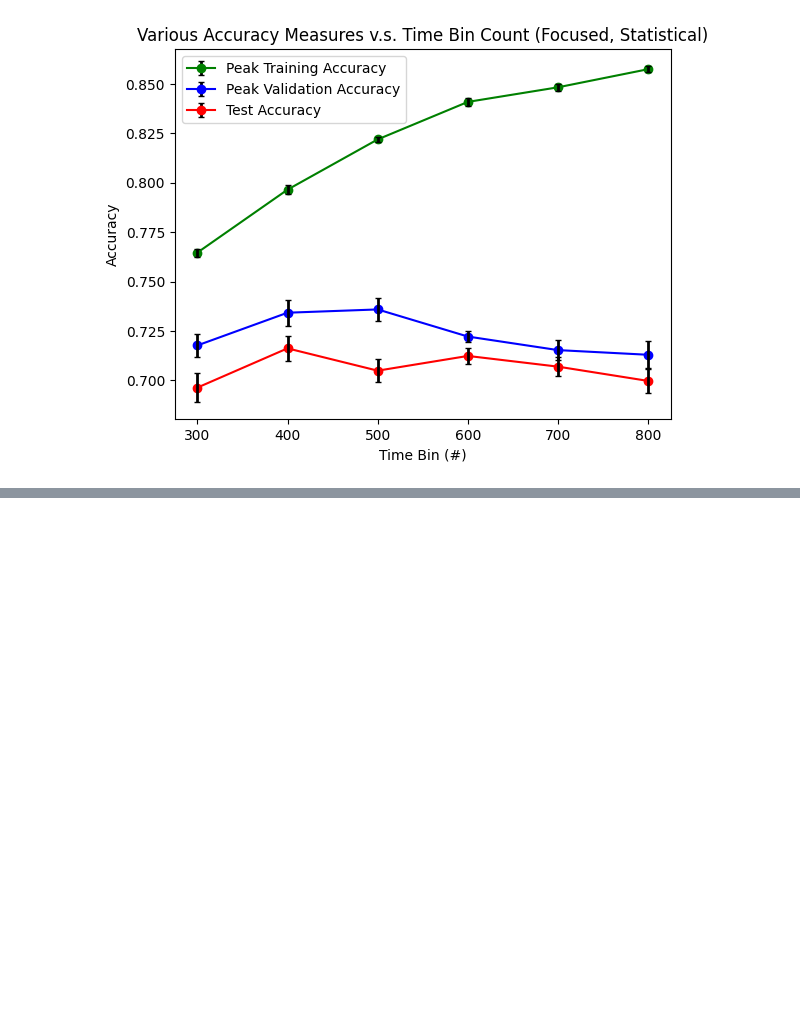
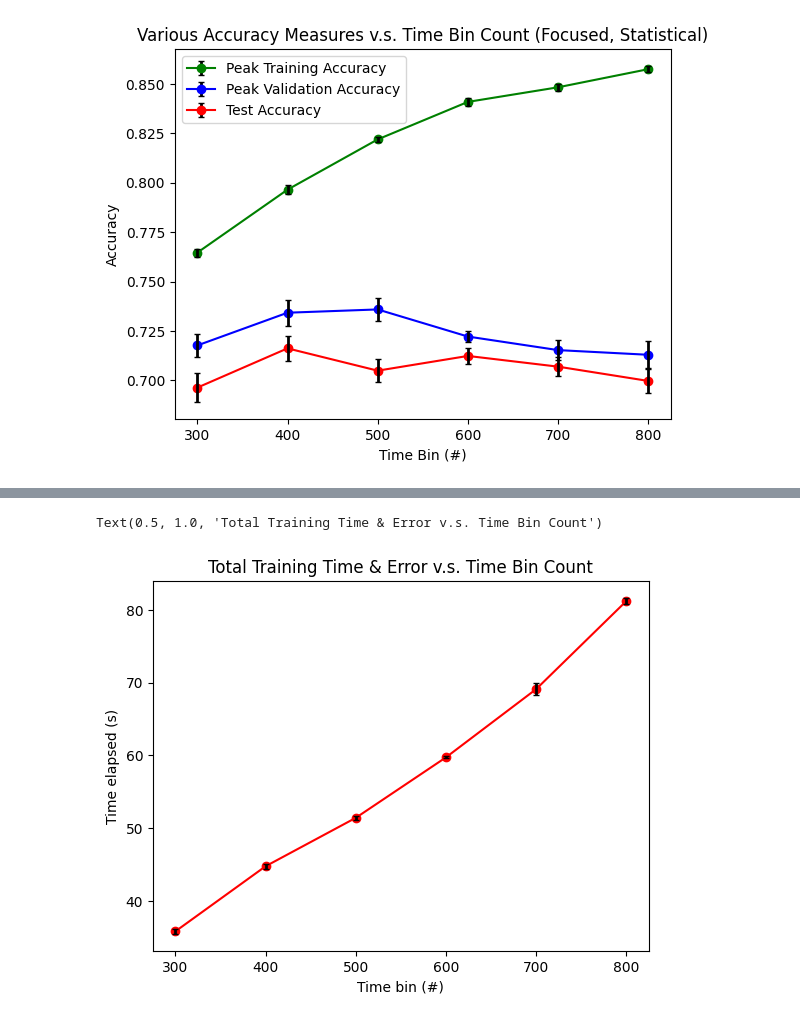
Before and after one commit to TurnerKaminski/ECE147-Final-Project, a Jupyter notebook: Time_bin_Experiment.ipynb, the cells around one changed output, grey strips where cells are left out. Drawn from its saved outputs; the diff is of its cells as text; code cells hidden in the pictures; blank space fills up the shorter version.

```diff
--- a/Time_bin_Experiment.ipynb
+++ b/Time_bin_Experiment.ipynb
@@ -548,4 +473,13 @@ Standard Errors: [0.007226767380909517, 0.006305010080175222, 0.0059539781658988
 [figure]
+# %%
+plt.figure()
+plt.errorbar(ls_focus, [np.mean(x) for x in times_focus], [stats.sem(x) for x in times_focus], fmt='ro-', ecolor='black', elinewidth=2, capsize=2, barsabove=True)
+plt.ylabel("Time elapsed (s)")
+plt.xlabel("Time bin (#)")
+plt.title("Total Training Time & Error v.s. Time Bin Count")
+# %% [output]
+Text(0.5, 1.0, 'Total Training Time & Error v.s. Time Bin Count')
+[figure, added]
 # %%
 time = np.arange(1000)
 plt.figure()
```
Also changed, not shown: parts of 13 cells of this notebook, 33 other files.
